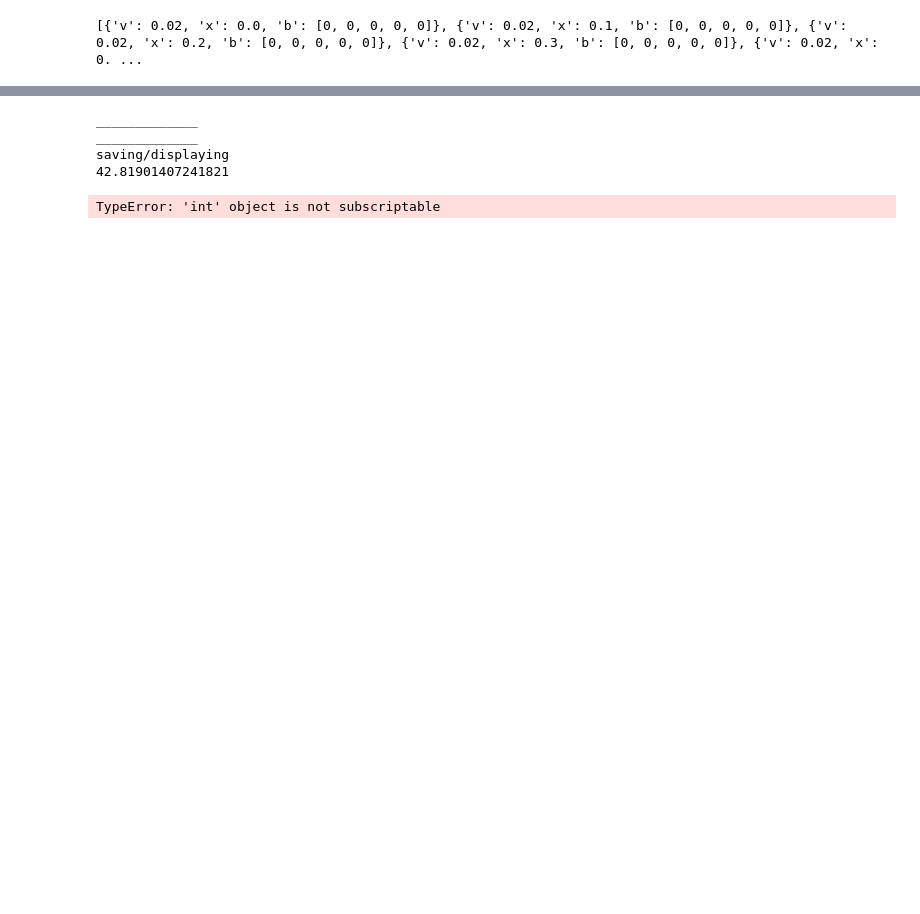
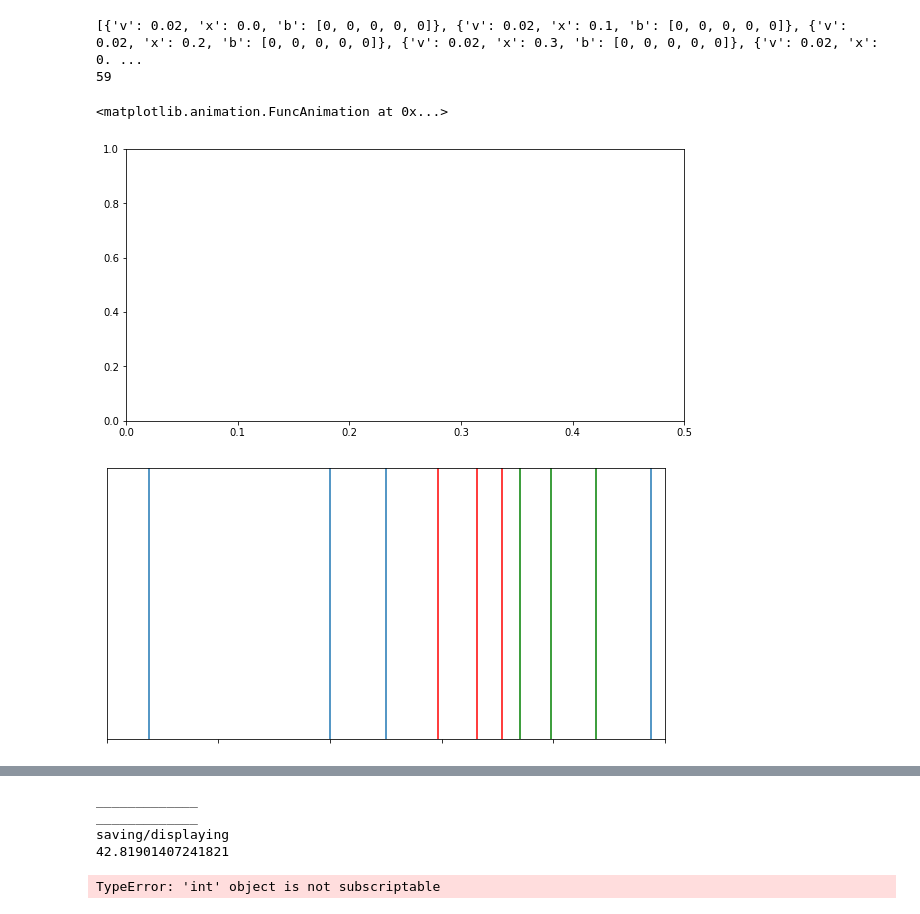
Before and after one commit to malcolmmaas/traffic, a Jupyter notebook: model.ipynb, the cells around one changed output, grey strips where cells are left out. Drawn from its saved outputs; the diff is of its cells as text; code cells hidden in the pictures; blank space fills up the shorter version.

```diff
--- a/model.ipynb
+++ b/model.ipynb
@@ -34,7 +34,7 @@ for i in range(n):
 print(cars)
 
 plt.rcParams['figure.figsize'] = (10,5)
-plt.xlim([0,0.5])
+plt.xlim([0,.5])
 fig, ax = plt.subplots()
 # cars_old = []
 # print('d')
@@ -46,6 +46,7 @@ braker = 1
 time_series = []
 time_series2 = []
 def animate(i):
+    print(i, end='\r')
     time_series2.append(copy.deepcopy(cars))
     time_series.append([c['x'] for c in cars])
 #     print(time_series)
@@ -63,31 +64,35 @@ def animate(i):
             ax.axvline(x=car['x']%1, color='m')
         elif cars[j]['b'][-1] > 0:
             ax.axvline(x=car['x']%1, color='g')
         elif cars[j]['b'][-1] < 0:
             ax.axvline(x=car['x']%1, color='r')
         else:
             ax.axvline(x=car['x']%1)
 
         cars[j]['x'] = car['x'] + car['v']
 #         if car['b']:
         cars[j]['v'] += cars[j]['b'][-1]
         if cars[j]['v'] < 0:
             cars[j]['v'] = 0
 
         cars[j]['b'] = [0] + car['b'][:-1]
 
         cars[j]['b'][0] = cars[(j+1)%n]['b'][-1]
 
         if j == braker and i in ts:
             cars[j]['b'][-1] = bs[i - ts[0]]
 
 #         if j == braker:
 #             print(cars[j]['b'])
 
 
 # animate(1)
 
-ani = FuncAnimation(fig, animate, frames=300, interval=30)
+ani = FuncAnimation(fig, animate, frames=60, interval=30)
 ani
 # %% [output]
 [{'v': 0.02, 'x': 0.0, 'b': [0, 0, 0, 0, 0]}, {'v': 0.02, 'x': 0.1, 'b': [0, 0, 0, 0, 0]}, {'v': 0.02, 'x': 0.2, 'b': [0, 0, 0, 0, 0]}, {'v': 0.02, 'x': 0.3, 'b': [0, 0, 0, 0, 0]}, {'v': 0.02, 'x': 0. ...
+59
+<matplotlib.animation.FuncAnimation at 0x...>
+[figure, added]
+[figure, added]
```
Also changed, not shown: parts of 16 cells of this notebook.
